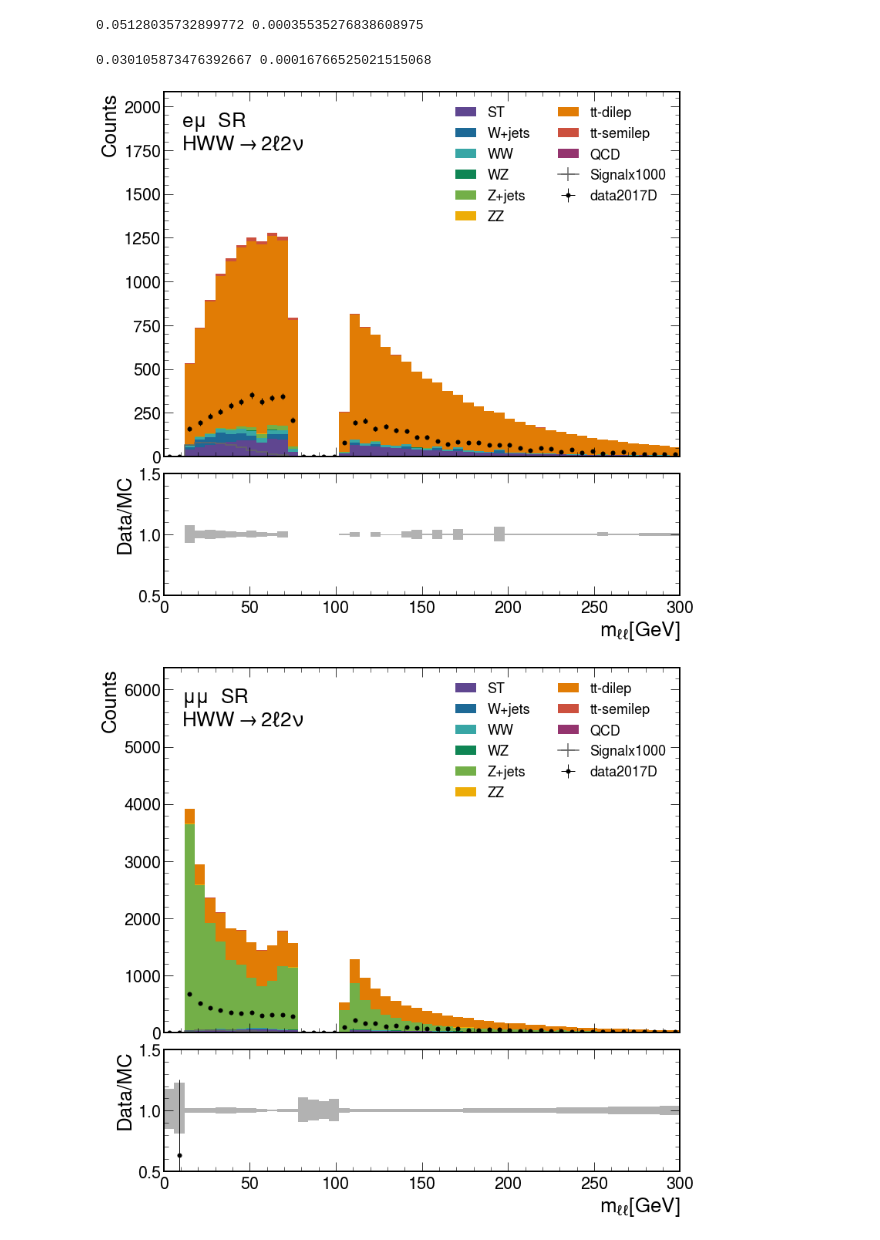
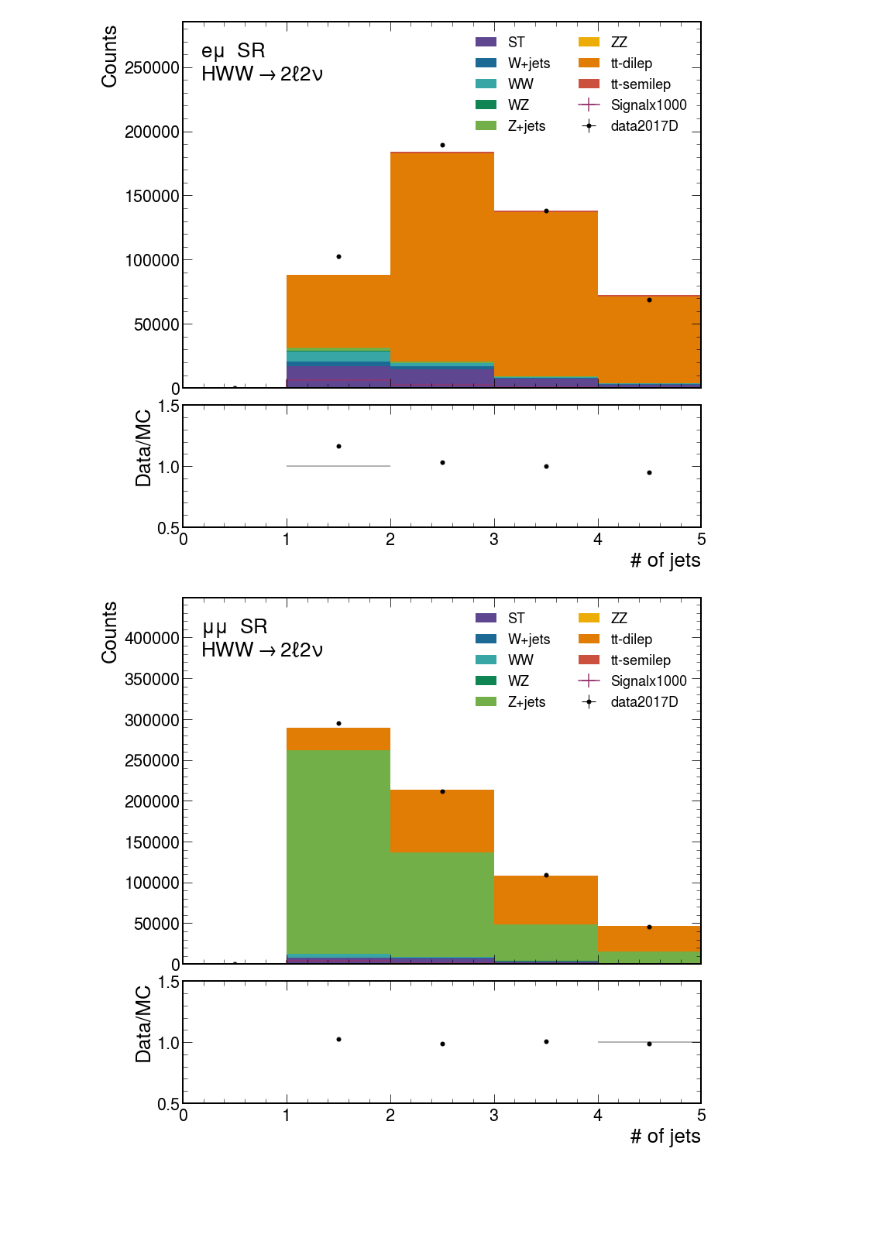
Before and after one commit to Ming-Yan/Hpluscharm, a Jupyter notebook: Hpluscharm_processor/plotting.ipynb, the cells around one changed output. Drawn from its saved outputs; the diff is of its cells as text; code cells hidden in the pictures; blank space fills up the shorter version.

```diff
--- a/Hpluscharm_processor/plotting.ipynb
+++ b/Hpluscharm_processor/plotting.ipynb
@@ -70,30 +69,34 @@ pd.DataFrame.from_dict(HZZ2l2q)
 # %%
 outputWWl_s = load('hists_HWW2l2nu_signal_UL17.coffea')
-outputWWl_b = load('hists_HWW2l2nu_mcbkg_UL17.coffea')
+outputWWl_b = load('hists_HWW2l2nu_mcbkg_UL17_up.coffea')
+# outputWWl_dy = load('hists_HWW2l2nu_dy_nl.coffea')
 # outputWWl_b2 = load('hists_HWW2l2nu_mcbkg_UL17small.coffea')
 outputWWl_data = load('hists_HWW2l2nu_dataD.coffea')
-outputWWl_qcd = load('hists_HWW2l2nu_qcd.coffea')
+# outputWWl_qcd = load('hists_HWW2l2nu_qcd.coffea')
 # print(outputWWl_data)
 # outputWWl_b2 = load('hists_HWW2l2nu_minorbkg_UL17small.coffea')
 # print(outputWWl_b2)
 # outputWWl_data = load('hists_HWW2qlnu_singleD.coffea')
 eventWWl_s = outputWWl_s['sumw']
 eventWWl_b = outputWWl_b['sumw']
-eventWWl_qcd = outputWWl_qcd['sumw']
+# eventWWl_dy = outputWWl_dy['sumw']
+# eventWWl_qcd = outputWWl_qcd['sumw']
 # eventWWl_b2=outputWWl_b2['sumw']
 os.makedirs('/eos/user/m/milee/www/HWW2l2nu/', exist_ok=True)
-ch = ['emu','mumu']
-regions = ['SR']
-for var in ['ll_mass']:#['mT2','mT1','mTh','ll_mass','ll_pt','MET_pt','jetflav_pt','jetflav_btagDeepFlavCvL','jetflav_btagDeepFlavCvB']:#outputWWl_b.keys():
+ch = ['emu','mumu','ee']
+regions = ['SR']#,'SR2','SR1','DY_CR1','DY_CR2','top_CR1','top_CR2']
+for var in ['nj']:#['mT2','mT1','mTh','ll_mass','ll_pt','MET_pt','jetflav_pt','jetflav_btagDeepFlavCvL','jetflav_btagDeepFlavCvB']:#outputWWl_b.keys():
 
     outputWWl_s[var]=scale_xs(outputWWl_s[var],4319*1000,eventWWl_s)
     outputWWl_b[var]=scale_xs(outputWWl_b[var],4319,eventWWl_b)
+#     outputWWl_dy[var]=scale_xs(outputWWl_dy[var],4319,eventWWl_dy)
 #     outputWWl_b2[var]=scale_xs(outputWWl_b2[var],4319,eventWWl_b2)
-    outputWWl_qcd[var]=scale_xs(outputWWl_qcd[var],4319,eventWWl_qcd)
+#     outputWWl_qcd[var]=scale_xs(outputWWl_qcd[var],4319,eventWWl_qcd)
 
     outputWWl_b[var]=outputWWl_b[var].group("dataset",hist.Cat("plotgroup", "plotgroup"),merge_map['hww_MC'])
+#     outputWWl_dy[var]=outputWWl_dy[var].group("dataset",hist.Cat("plotgroup", "plotgroup"),merge_map['hww_MC'])
 #     outputWWl_b2[var]=outputWWl_b2[var].group("dataset",hist.Cat("plotgroup", "plotgroup"),merge_map['hww_MC'])
-    outputWWl_qcd[var]=outputWWl_qcd[var].group("dataset",hist.Cat("plotgroup", "plotgroup"),merge_map['hww_MC'])
+#     outputWWl_qcd[var]=outputWWl_qcd[var].group("dataset",hist.Cat("plotgroup", "plotgroup"),merge_map['hww_MC'])
     outputWWl_data[var]=outputWWl_data[var].group("dataset",hist.Cat("plotgroup", "plotgroup"),merge_map['data'])
 
     if var == 'nbj' or var == 'ncj' or 'jetpt_' in var or 'jetcsv_' in var  or 'jetpn_' in var or 'dr' in var or var=='MET_covXY' : continue
@@ -120,43 +123,42 @@ for var in ['ll_mass']:#['mT2','mT1','mTh','ll_mass','ll_pt','MET_pt','jetflav_p
                                                     )
                 rax.set_ylim(0.5,1.5)
             else:
+                ax = plot.plot1d(outputWWl_b[var].integrate("lepflav",chs).integrate('region',region),overlay='plotgroup',stack=True,ax=ax)
 
-                print(sum(outputWWl_s[var].integrate("lepflav",chs).integrate('region',region).integrate('dataset','gchcWW2L2Nu').values()[()])/10000.,sum(outputWWl_s[var].integrate("lepflav",chs).integrate('region',region).integrate('dataset','gchcWW2L2Nu').values()[()])/10000./math.sqrt((sum(outputWWl_b[var].integrate("lepflav",chs).integrate('region',region).sum('plotgroup').values()[()])+sum(outputWWl_qcd[var].integrate("lepflav",chs).integrate('region',region).sum('plotgroup').values()[()]))))
+#                 print(sum(outputWWl_s[var].integrate("lepflav",chs).integrate('region',region).integrate('dataset','gchcWW2L2Nu').values()[()])/10000.,sum(outputWWl_s[var].integrate("lepflav",chs).integrate('region',region).integrate('dataset','gchcWW2L2Nu').values()[()])/10000./math.sqrt((sum(outputWWl_b[var].integrate("lepflav",chs).integrate('region',region).sum('plotgroup').values()[()])+sum(outputWWl_qcd[var].integrate("lepflav",chs).integrate('region',region).sum('plotgroup').values()[()]))))
 
-                ax = plot.plot1d(outputWWl_b[var].integrate("lepflav",chs).integrate('region',region),overlay='plotgroup',stack=True,ax=ax)
-                ax = plot.plot1d(outputWWl_qcd[var].integrate("lepflav",chs).integrate('region',region),overlay='plotgroup',stack=True,clear=False,ax=ax)
+
+#                 ax = plot.plot1d(outputWWl_qcd[var].integrate("lepflav",chs).integrate('region',region),overlay='plotgroup',stack=True,clear=False,ax=ax)
 #                 ax = plot.plot1d(outputWWl_b2[var].integrate("lepflav",chs).integrate('region',region),overlay='plotgroup',stack=True,clear=False,ax=ax)
 
                 plot.plot1d(outputWWl_s[var].integrate("lepflav",chs).integrate('region',region).integrate('dataset','gchcWW2L2Nu'),clear=False,ax=ax)
 
                 hdata = outputWWl_data[var].integrate("lepflav",chs).integrate('region',region).integrate('plotgroup','data_%s'%(chs))
                 plot.plot1d(hdata,clear=False,error_opts=data_err_opts,ax=ax)
                 rax = plot.plotratio(num=hdata,
-                                                    denom=outputWWl_b[var].sum("plotgroup").integrate('region',region).integrate("lepflav",chs).add(outputWWl_qcd[var].integrate("lepflav",chs).integrate('region',region).sum("plotgroup")),
+                                                    denom=outputWWl_b[var].sum("plotgroup").integrate('region',region).integrate("lepflav",chs),
                                                     ax=rax,
                                                     error_opts=data_err_opts,
                                                     denom_fill_opts={},
                                                     unc='num',
                                                     clear=False)
             rax.set_ylim(0.5,1.5)
             rax.set_ylabel('Data/MC')
             rax.set_xlabel(var_map[var])
             ax.set_xlabel('')
             chl = chs
             if chs =='mumu' :chs='$\mu\mu$'
             if chs =='emu' :chs='e$\mu$'
             at = AnchoredText(chs+"  "+region+"\n" +r"HWW$\rightarrow 2\ell 2\nu$"
                                         , loc='upper left',frameon=False)
             ax.add_artist(at)
             leg_label = ax.get_legend_handles_labels()[1]
             leg_label[-1]='data2017D'
             leg_label[-2]='Signalx1000'
             ax.legend(loc="upper right",handles=ax.get_legend_handles_labels()[0],ncol=2,labels=leg_label,fontsize=18)
             hep.mpl_magic(ax= ax)
             fig.savefig("/eos/user/m/milee/www/HWW2l2nu/%s_%s_%s.pdf" %(chl,region,var))
             fig.savefig("/eos/user/m/milee/www/HWW2l2nu/%s_%s_%s.png" %(chl,region,var))
 # %% [output]
-0.05128035732899772 0.00035535276838608975
-0.030105873476392667 0.00016766525021515068
-[figure, old version]
+[figure, new version]
-[figure, old version]
+[figure, new version]
```
Also changed, not shown: parts of 7 cells of this notebook, 5 other files.
